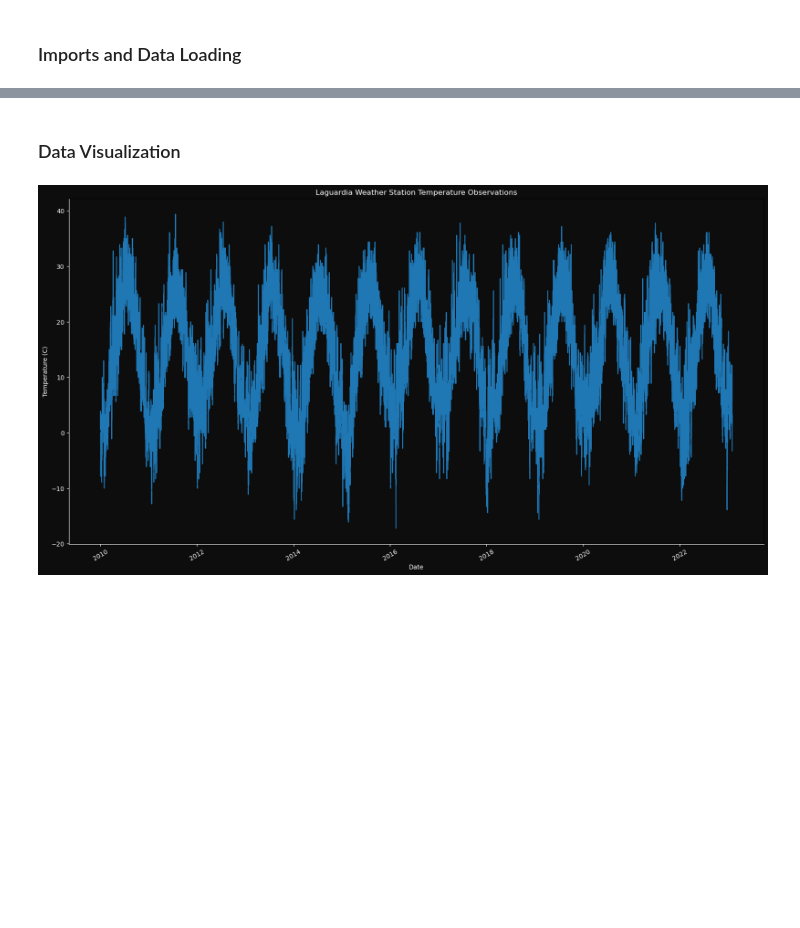
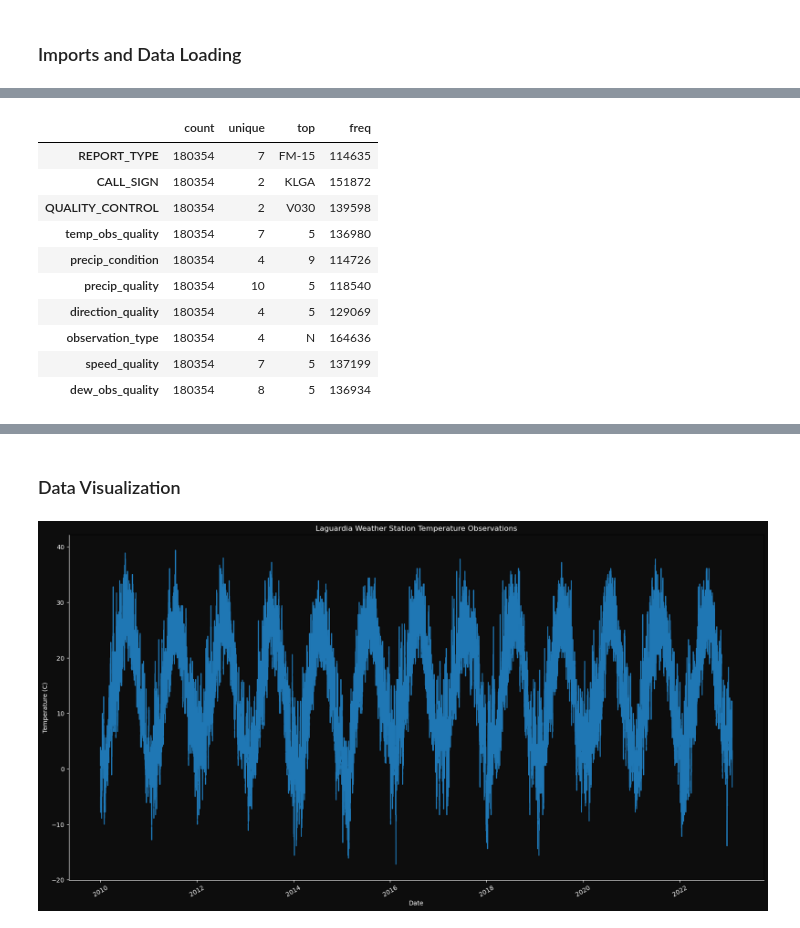
Before and after one commit to jamorr/Capstone, a Jupyter notebook: src/weather_analysis.ipynb, the cells around one changed output, grey strips where cells are left out. Drawn from its saved outputs; the diff is of its cells as text; code cells hidden in the pictures; blank space fills up the shorter version.

```diff
--- a/src/weather_analysis.ipynb
+++ b/src/weather_analysis.ipynb
@@ -91,9 +29,0 @@ wind_exp
-# %%
-temp['AA1'] = temp['AA1'].fillna('0,-1,-1,-1')
-precip_exp = pd.DataFrame(
-    temp['AA1'].str.split(",").tolist(),
-    columns = ["precip_period_hrs","precip_accumulation_mm","precip_condition","precip_quality"]
-)
-precip_exp["precip_accumulation_mm"] = precip_exp["precip_accumulation_mm"].astype('float64')/10
-precip_exp["precip_period_hrs"] = precip_exp["precip_period_hrs"].astype('uint8')
-precip_exp
@@ -114,7 +29,0 @@ precip_exp
-# %%
-dew_exp = pd.DataFrame(
-    temp['DEW'].str.split(",").tolist(),
-    columns = ['dew_temperature_c','dew_obs_quality']
-)
-dew_exp['dew_temperature_c'] = dew_exp['dew_temperature_c'].apply(parse_temperature_c)
-dew_exp
@@ -158,8 +29,0 @@ vis_exp
-# %%
-weather_df = pd.concat([temp, temperature_exp, precip_exp, wind_exp, dew_exp,],axis=1)
-weather_df.drop(['AA1','DEW','TMP','VIS', 'WND'], axis=1, inplace=True)
-weather_df['DATE'] = pd.to_datetime(weather_df['DATE'])
-weather_df['year'] = weather_df['DATE'].dt.strftime('%Y').astype(int)
-weather_df = weather_df.convert_dtypes(dtype_backend='pyarrow')
-weather_df.to_parquet(weather_dir/'unprocessed', partition_cols=['year'])
-weather_df.describe().T.convert_dtypes()
@@ -177,0 +91,15 @@ weather_df.describe().T.convert_dtypes()
+# %%
+
+root_dir = pathlib.Path("../data")
+weather_dir = root_dir/"weather"
+save_dir = weather_dir/'unprocessed'
+try:
+    weather_df = pd.read_parquet(save_dir)
+    if len(weather_df) == 0:
+        raise FileNotFoundError
+except FileNotFoundError:
+
+    temp = pd.read_csv(weather_dir/"hourly_temp_laguardia.csv", dtype_backend='pyarrow')
+    weather_df = explode_weather(temp)
+    del temp
+    weather_df.to_parquet(save_dir, partition_cols=['year'])
@@ -177,0 +120,14 @@ weather_df.describe().T.convert_dtypes()
+# %%
+weather_df.describe(include='string').T.convert_dtypes()
+# %% [output]
+|  | count | unique | top | freq |
+| REPORT_TYPE | 180354 | 7 | FM-15 | 114635 |
+| CALL_SIGN | 180354 | 2 | KLGA | 151872 |
+| QUALITY_CONTROL | 180354 | 2 | V030 | 139598 |
+| temp_obs_quality | 180354 | 7 | 5 | 136980 |
+| precip_condition | 180354 | 4 | 9 | 114726 |
+| precip_quality | 180354 | 10 | 5 | 118540 |
+| direction_quality | 180354 | 4 | 5 | 129069 |
+| observation_type | 180354 | 4 | N | 164636 |
+| speed_quality | 180354 | 7 | 5 | 137199 |
+| dew_obs_quality | 180354 | 8 | 5 | 136934 |
```
Also changed, not shown: parts of 27 cells of this notebook, 8 other files.
